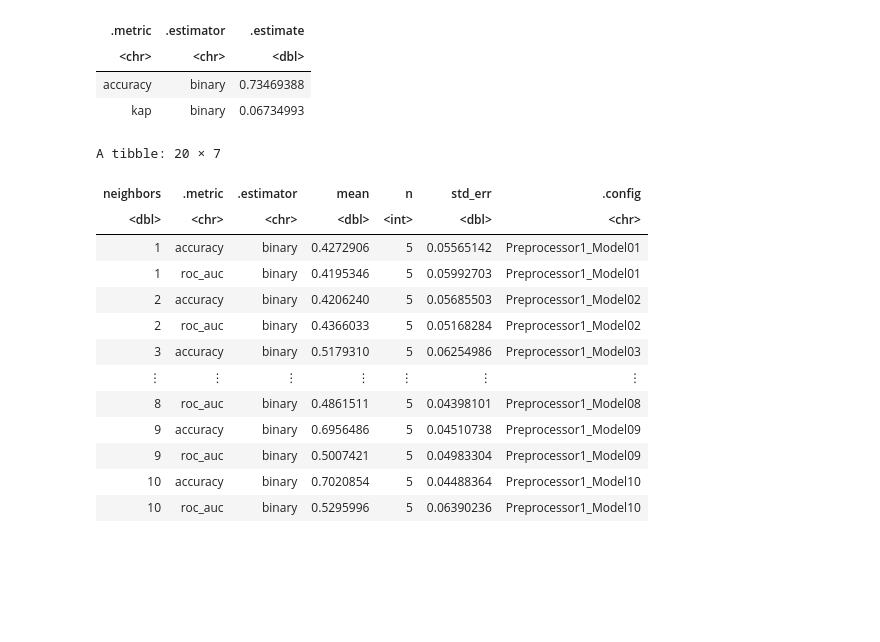
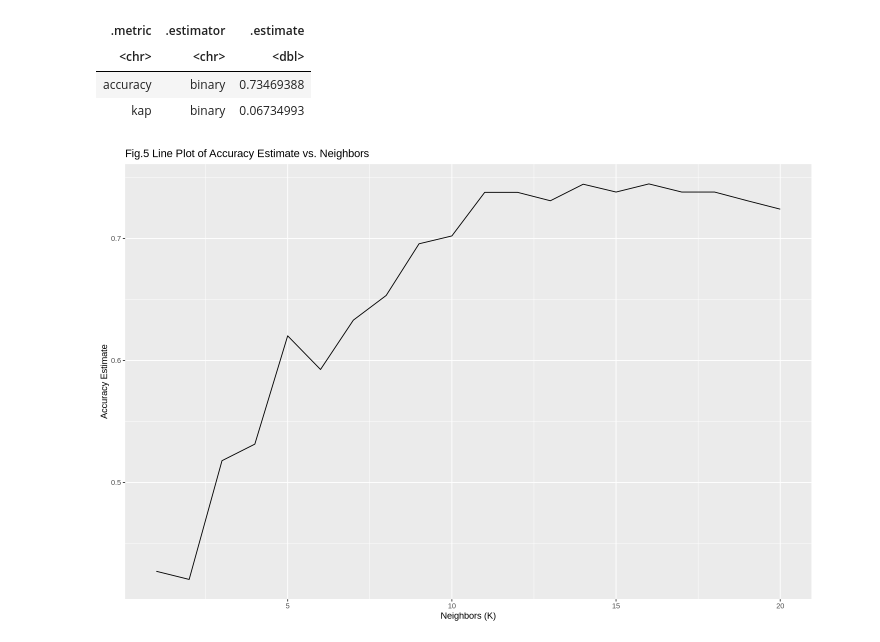
Before and after one commit to Arzmxn/dsci-100-2025W-009-31, a Jupyter notebook: notebook_with_all_code.ipynb, the cells around one changed output. Saved outputs shown, nothing was run; the diff lists cells and outputs as text; code cells hidden in the pictures; blank space fills up the shorter version.

Commit message:
Visualization Added
Visualization added for the best possible K-Value to be used in the methods section.

```diff
--- a/notebook_with_all_code.ipynb
+++ b/notebook_with_all_code.ipynb
@@ -79,11 +79,10 @@ knn_player_results <- workflow() |> #Collects the metrics on the
 
 best_k_value=knn_player_results|> #Gets the best K-Value from the tuning
     filter(.metric=="accuracy")|>
-    select(neighbors,mean)|>
-    slice_max(mean)|>
-    pull(neighbors)
+    select(neighbors,mean)
 
-knn_best <- nearest_neighbor(weight_func = "rectangular", neighbors = best_k_value) |> #Model with the best K-value
+
+knn_best <- nearest_neighbor(weight_func = "rectangular", neighbors = 16) |> #Model with the best K-value
        set_engine("kknn") |>
        set_mode("classification")
 
@@ -106,18 +105,12 @@ A tibble: 2 × 3
 | accuracy | binary | 0.73469388 |
 | kap | binary | 0.06734993 |
 # %%
+#Visualization for the Data Analysis Section/ How we pick our best K-Value
+vis_of_best_k=best_k_value|>
+    ggplot(aes(x=neighbors,y=mean))+
+    geom_line()+
+    labs(x="Neighbors (K)", y="Accuracy Estimate")+
+    ggtitle("Fig.5 Line Plot of Accuracy Estimate vs. Neighbors")
+vis_of_best_k
 # %% [output]
-A tibble: 20 × 7
-| neighbors | .metric | .estimator | mean | n | std_err | .config |
-| <dbl> | <chr> | <chr> | <dbl> | <int> | <dbl> | <chr> |
-| 1 | accuracy | binary | 0.4272906 | 5 | 0.05565142 | Preprocessor1_Model01 |
-| 1 | roc_auc | binary | 0.4195346 | 5 | 0.05992703 | Preprocessor1_Model01 |
-| 2 | accuracy | binary | 0.4206240 | 5 | 0.05685503 | Preprocessor1_Model02 |
-| 2 | roc_auc | binary | 0.4366033 | 5 | 0.05168284 | Preprocessor1_Model02 |
-| 3 | accuracy | binary | 0.5179310 | 5 | 0.06254986 | Preprocessor1_Model03 |
-| ⋮ | ⋮ | ⋮ | ⋮ | ⋮ | ⋮ | ⋮ |
-| 8 | roc_auc | binary | 0.4861511 | 5 | 0.04398101 | Preprocessor1_Model08 |
-| 9 | accuracy | binary | 0.6956486 | 5 | 0.04510738 | Preprocessor1_Model09 |
-| 9 | roc_auc | binary | 0.5007421 | 5 | 0.04983304 | Preprocessor1_Model09 |
-| 10 | accuracy | binary | 0.7020854 | 5 | 0.04488364 | Preprocessor1_Model10 |
-| 10 | roc_auc | binary | 0.5295996 | 5 | 0.06390236 | Preprocessor1_Model10 |
+[figure, added]
```
